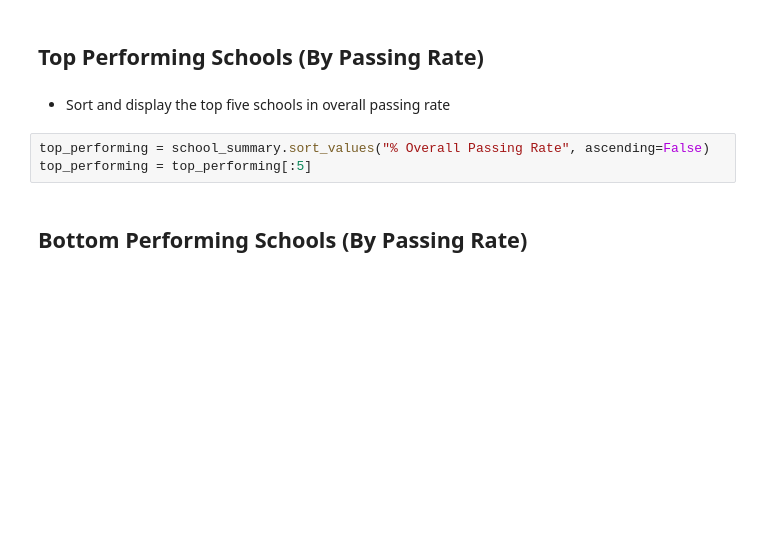
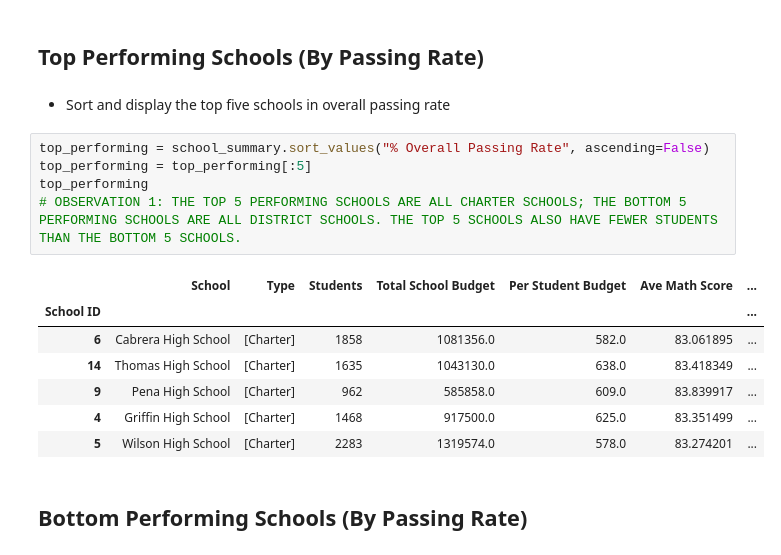
Before and after one commit to sebringjulia/bootcamp_portfolio, a Jupyter notebook: homework/04_pandas-challenge/PyCitySchools_starter.ipynb, the cells around one changed output. Saved outputs shown, nothing was run; the diff lists cells and outputs as text; blank space fills up the shorter version.

Commit message:
Added comments with observations

```diff
--- a/homework/04_pandas-challenge/PyCitySchools_starter.ipynb
+++ b/homework/04_pandas-challenge/PyCitySchools_starter.ipynb
@@ -207,9 +210,19 @@ school_summary
 ## Top Performing Schools (By Passing Rate)
 # %% [markdown]
 * Sort and display the top five schools in overall passing rate
-# %%
-top_performing = school_summary.sort_values("% Overall Passing Rate", ascending=False)
-top_performing = top_performing[:5]
+# %%
+top_performing = school_summary.sort_values("% Overall Passing Rate", ascending=False)
+top_performing = top_performing[:5]
+top_performing
+# OBSERVATION 1: THE TOP 5 PERFORMING SCHOOLS ARE ALL CHARTER SCHOOLS; THE BOTTOM 5 PERFORMING SCHOOLS ARE ALL DISTRICT SCHOOLS. THE TOP 5 SCHOOLS ALSO HAVE FEWER STUDENTS THAN THE BOTTOM 5 SCHOOLS.
+# %% [output]
+|  | School | Type | Students | Total School Budget | Per Student Budget | Ave Math Score | ... |
+| School ID |  |  |  |  |  |  | ... |
+| 6 | Cabrera High School | [Charter] | 1858 | 1081356.0 | 582.0 | 83.061895 | ... |
+| 14 | Thomas High School | [Charter] | 1635 | 1043130.0 | 638.0 | 83.418349 | ... |
+| 9 | Pena High School | [Charter] | 962 | 585858.0 | 609.0 | 83.839917 | ... |
+| 4 | Griffin High School | [Charter] | 1468 | 917500.0 | 625.0 | 83.351499 | ... |
+| 5 | Wilson High School | [Charter] | 2283 | 1319574.0 | 578.0 | 83.274201 | ... |
 # %% [markdown]
 ## Bottom Performing Schools (By Passing Rate)
 # %% [markdown]
```
Also changed, not shown: parts of 11 cells of this notebook.
